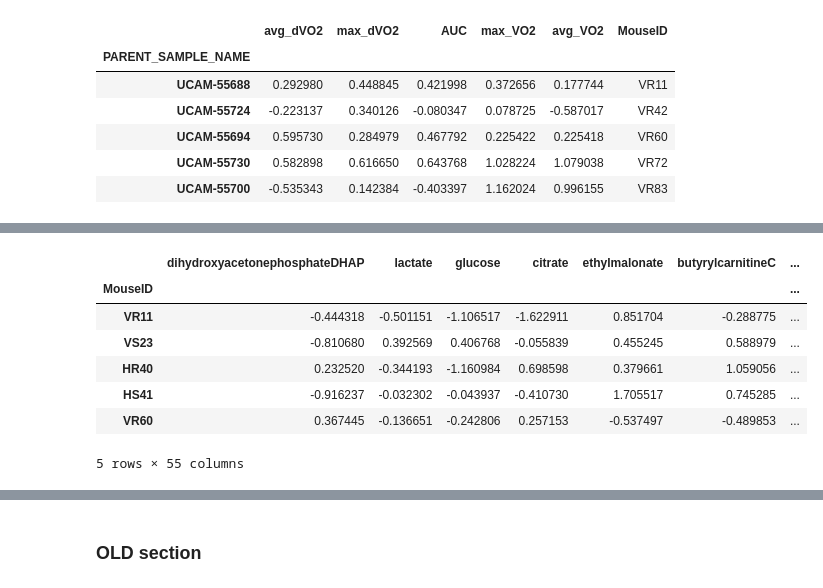
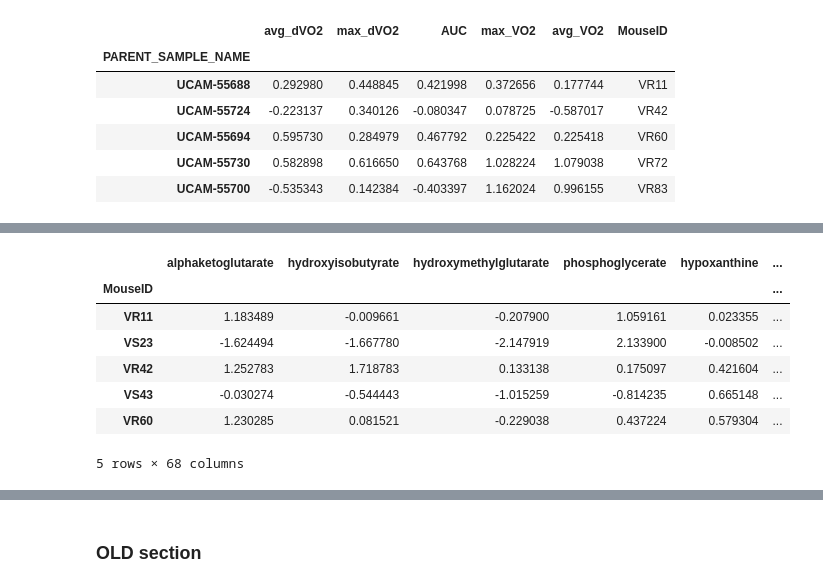
Before and after one commit to bjwadswo/JohnsonLab_Wadsworth-et-al_2HB-Metabolomics, a Jupyter notebook: Met_Analysis.ipynb, the cells around one changed output, grey strips where cells are left out. Cells and saved outputs as stored; diff of their text form; code cells hidden in the pictures.

Commit message:
updated data cleaning functions

```diff
--- a/Met_Analysis.ipynb
+++ b/Met_Analysis.ipynb
@@ -100,14 +100,13 @@ print(f'removed {serum_sel.shape[1] - serum_na.shape[1]} rows in serum file and
 # %% [output]
 removed 0 rows in serum file and 0 in muscle
 # %%
-# df_na = df_na.drop(index='UCAM-55724',axis=0)
+# add group column to the normalized dataframe, split into Treatment (Tx, V or 2HB) and Exercise (Ex, Sedentary (S) or Run (R))
 
-# add group column to the normalized dataframe, split into Treatment (Tx, V or 2HB) and Exercise (Ex, Sedentary (S) or Run (R))
-# add VO2 columns matching by index
 samples_2HB = muscle_samples[muscle_samples.DRUG2 != 'DEG'].set_index('PARENT_SAMPLE_NAME')
 muscle_na['Group'] = samples_2HB.loc[:,'GROUP_NAME']
 muscle_na['Tx'] = muscle_na.Group.str[0]
 muscle_na['Ex'] = muscle_na.Group.str[1]
-muscle_na = pd.merge(left = muscle_na, right = vo2_scale,how='left',left_index=True,right_index=True)
-muscle_na = muscle_na.set_index('MouseID')
-muscle_na.head()
+samples_2HB = serum_samples[serum_samples.DRUG2 != 'DEG'].set_index('PARENT_SAMPLE_NAME')
+serum_na['Group'] = samples_2HB.loc[:,'GROUP_NAME']
+serum_na['Tx'] = serum_na.Group.str[0]
+serum_na['Ex'] = serum_na.Group.str[1]
@@ -114,15 +129,17 @@ muscle_na.head()
 # %%
-grouped = muscle_na.groupby('Group') # organize data by groups
 # impute na with col minimum, create a log-transform df to see if this helps with the probably skewed data
 def met_transform(df, scale_by, to_log, standard):
+    # identify columns that are objects instead of numeric, remove and then add back in at the end after caluclations
+    object_columns = df.select_dtypes(include=object)
     # function will take a df with index of sample ID and columns of raw metabolite values
     # For now, function will always impoute with column min
     # For now, scale_by will accept either 0 for no scaling, 1 for median scaling, or 2 for mean scaling
     # to_log will accept a 0 for no log transformation, or 1 for natural log transformation
     # standard accepts 0 or 1, if 1 then function will standardize columns
-    df = df.copy().fillna(df.median(axis=0))
+    df = df.drop(object_columns.columns,axis=1).fillna(df.min(axis=0))
+
     if scale_by == 1:
-        df = df.div(df.median())
+        df = df.div(df.min())
     elif scale_by == 2:
         df = df.div(df.mean())
     if to_log == 1:
@@ -133,12 +150,13 @@ def met_transform(df, scale_by, to_log, standard):
         df_scale = df_scale.set_index(df.index)
         df_scale.columns = df.columns
         df = df_scale
+        df = pd.merge(left=df,right=object_columns,how='left',left_index=True,right_index=True) # add back object columns
     return df
 # %%
 muscle_log = met_transform(muscle_na,0,1,1)
 serum_log = met_transform(serum_na,0,1,1)
-muscle_med = met_transform(muscle_na,1,0,1)
-serum_med = met_transform(serum_na,1,0,1)
+muscle_med = met_transform(muscle_na,1,1,1)
+serum_med = met_transform(serum_na,1,1,1)
 # %% [markdown]
 *** Log transformation only improved normality to 67% of columns instead of 59% in the non-transformed data
 *** So, we could consider conducting feature-wise normalization of the metabolites, so that we only log transform the columns that benefit from doing so, and then we scale everything to a mean of 0 and SD of 1,
@@ -146,6 +164,13 @@ serum_med = met_transform(serum_na,1,0,1)
 def fwn (df1, df2):
     # takes two dataframes of the same size with the same index and selects the columns that are most normally distributed and returns a single df
     # conducts shapiro-wilks test for each column and compares the p values to select optimal method
+
+    # identify columns that are objects instead of numeric, remove and then add back in at the end after caluclations
+    object_columns1 = df1.select_dtypes(include=object)
+    object_columns2 = df2.select_dtypes(include=object)
+    df1 = df1.drop(object_columns1.columns,axis=1)
+    df2 = df2.drop(object_columns2.columns,axis=1)
+
     res1 = list()
     pval1 = list()
     for col in df1.columns:
@@ -170,6 +195,8 @@ def fwn (df1, df2):
     print(f'take {df_fwn.shape[1]} columns from method 1')
     df_fwn = df_fwn.join(df2.drop(shap_df.loc[:,shap_df.loc['method_2',:] == False].columns, axis = 1), on = 'PARENT_SAMPLE_NAME', how = 'outer')
     print(f'take remaining columns from method 2')
+    # object columns are the same between the two, since we are just testing different normalization methods, so only add back one of the object columns
+    df_fwn = pd.merge(left = df_fwn, right = object_columns1, how='left',left_index=True,right_index=True) # add back object columns
     return df_fwn
 # %%
 muscle_fwn = fwn(muscle_med,muscle_log)
@@ -206,19 +247,15 @@ vo2_scale.head()
 # %%
 # add group column to the normalized dataframe, split into Treatment (Tx, V or 2HB) and Exercise (Ex, Sedentary (S) or Run (R))
 # add VO2 columns matching by index
-samples_2HB = muscle_samples[muscle_samples.DRUG2 != 'DEG'].set_index('PARENT_SAMPLE_NAME')
-muscle_fwn['Group'] = samples_2HB.loc[:,'GROUP_NAME']
-muscle_fwn['Tx'] = muscle_fwn.Group.str[0]
-muscle_fwn['Ex'] = muscle_fwn.Group.str[1]
-muscle_fwn = pd.merge(left = muscle_fwn, right = vo2_scale,how='left',left_index=True,right_index=True)
-muscle_fwn = muscle_fwn.set_index('MouseID')
-muscle_fwn.head()
+serum_fwn = pd.merge(left = serum_fwn, right = vo2_scale,how='left',left_index=True,right_index=True)
+serum_fwn = serum_fwn.set_index('MouseID')
+serum_fwn.head()
 # %% [output]
-|  | dihydroxyacetonephosphateDHAP | lactate | glucose | citrate | ethylmalonate | butyrylcarnitineC | ... |
-| MouseID |  |  |  |  |  |  | ... |
-| VR11 | -0.444318 | -0.501151 | -1.106517 | -1.622911 | 0.851704 | -0.288775 | ... |
-| VS23 | -0.810680 | 0.392569 | 0.406768 | -0.055839 | 0.455245 | 0.588979 | ... |
-| HR40 | 0.232520 | -0.344193 | -1.160984 | 0.698598 | 0.379661 | 1.059056 | ... |
-| HS41 | -0.916237 | -0.032302 | -0.043937 | -0.410730 | 1.705517 | 0.745285 | ... |
-| VR60 | 0.367445 | -0.136651 | -0.242806 | 0.257153 | -0.537497 | -0.489853 | ... |
+|  | alphaketoglutarate | hydroxyisobutyrate | hydroxymethylglutarate | phosphoglycerate | hypoxanthine | ... |
+| MouseID |  |  |  |  |  | ... |
+| VR11 | 1.183489 | -0.009661 | -0.207900 | 1.059161 | 0.023355 | ... |
+| VS23 | -1.624494 | -1.667780 | -2.147919 | 2.133900 | -0.008502 | ... |
+| VR42 | 1.252783 | 1.718783 | 0.133138 | 0.175097 | 0.421604 | ... |
+| VS43 | -0.030274 | -0.544443 | -1.015259 | -0.814235 | 0.665148 | ... |
+| VR60 | 1.230285 | 0.081521 | -0.229038 | 0.437224 | 0.579304 | ... |
-5 rows × 55 columns
+5 rows × 68 columns
```
Also changed, not shown: parts of 11 cells of this notebook.
